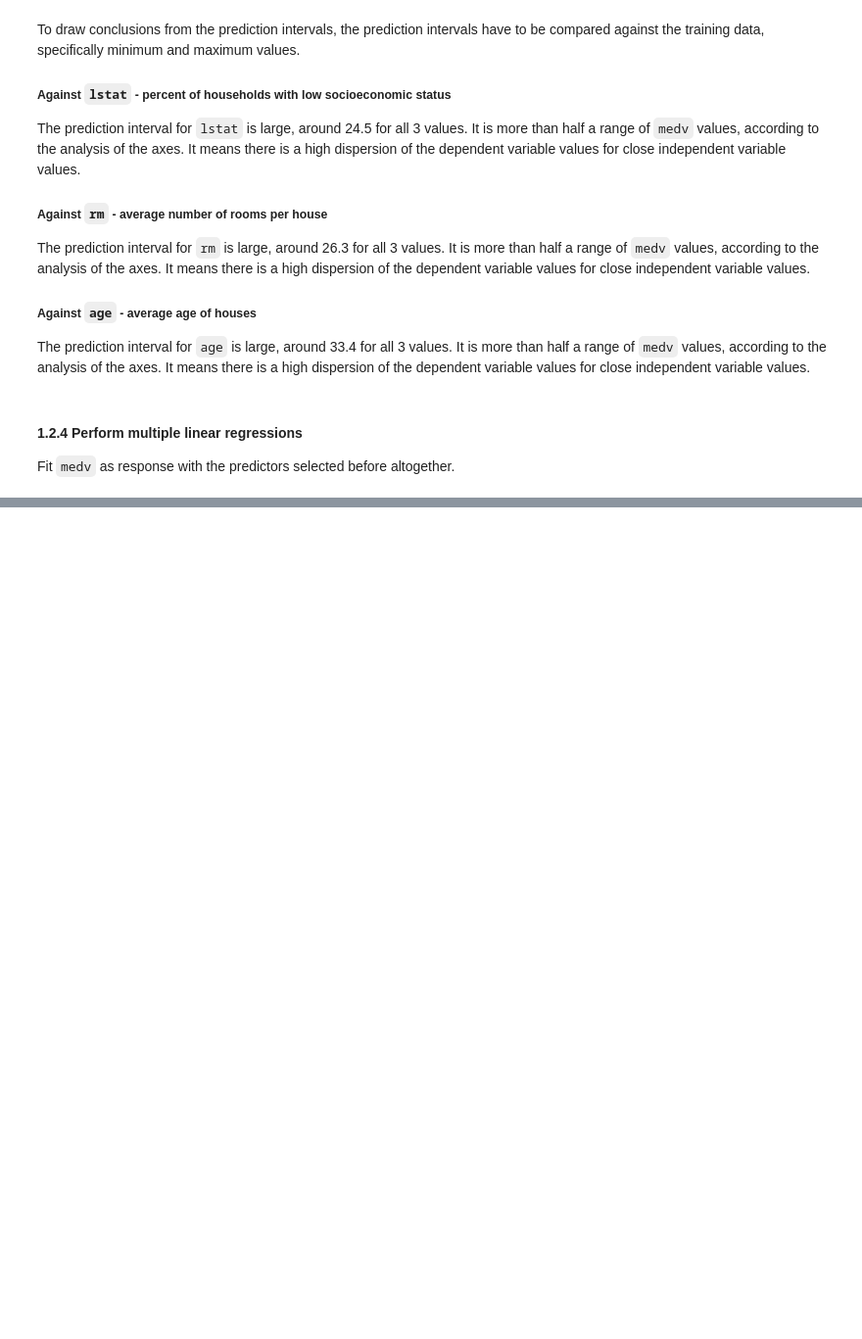
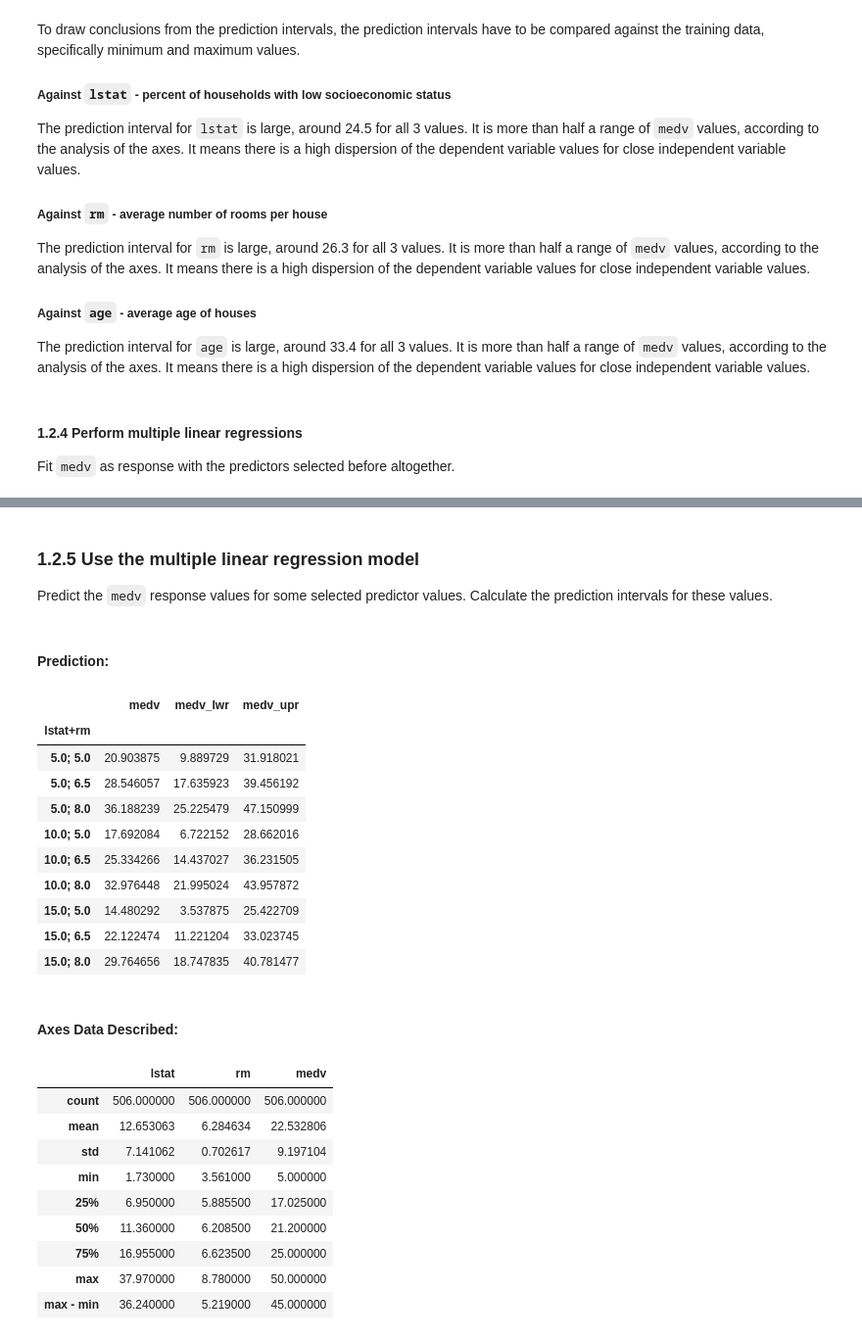
Before and after one commit to shevchenkobn/ml-practice, a Jupyter notebook: a2/a2.ipynb, the cells around one changed output, grey strips where cells are left out. Shown at 98% size. Saved outputs shown, nothing was run; the diff lists cells and outputs as text; code cells hidden in the pictures; blank space fills up the shorter version.

```diff
--- a/a2/a2.ipynb
+++ b/a2/a2.ipynb
@@ -386,10 +385,15 @@ Surprisingly, the standard deviation is rather high which can be partially expla
 Predict the `medv` response values for some selected predictor values. Calculate the prediction intervals for these values.
 # %%
 def predict_with_pi(mod_fit, x, alpha=default_alpha, xlab='x', ylab='y'):
-    X = sm.add_constant(x)
+    X = sm.add_constant(x)# if isinstance(x, pd.Series) else x
+    # if len(X.columns) > 1:
+    #     X = X.transpose()
     regr = mod_fit.predict(X)
     regr_info = mod_fit.get_prediction(X).summary_frame(alpha=alpha)
 
+    if isinstance(x, pd.DataFrame) and len(x.columns) > 1:
+        xlab = '+'.join(x.columns)
+        x = x.apply(lambda r: '; '.join(str(v) for v in r), axis=1, result_type='reduce').squeeze()
     df = pd.concat([pd.Series(x), pd.Series(regr), regr_info.obs_ci_lower, regr_info.obs_ci_upper], axis=1, keys=[xlab, ylab, ylab + '_lwr', ylab + '_upr'])
     df.set_index(xlab, inplace=True)
     return df
@@ -496,0 +599,35 @@ dtype: float64
+# %% [markdown]
+### 1.2.5 Use the multiple linear regression model
+Predict the `medv` response values for some selected predictor values. Calculate the prediction intervals for these values.
+# %%
+lstat_x=pd.Series((5,10,15), name='lstat')
+rm_x=pd.Series((5,6.5,8), name='rm')
+X = pd.merge(lstat_x, rm_x, how='cross')
+
+lstat_rm_mod_fit = ols('medv~lstat+rm', boston_df).fit()
+display(Markdown('#### Prediction:'), predict_with_pi(lstat_rm_mod_fit, X, ylab='medv'))
+display(Markdown('#### Axes Data Described:'), describe_axes(boston_df[['lstat', 'rm']], boston_df['medv']))
+# %% [output]
+#### Prediction:
+|  | medv | medv_lwr | medv_upr |
+| lstat+rm |  |  |  |
+| 5.0; 5.0 | 20.903875 | 9.889729 | 31.918021 |
+| 5.0; 6.5 | 28.546057 | 17.635923 | 39.456192 |
+| 5.0; 8.0 | 36.188239 | 25.225479 | 47.150999 |
+| 10.0; 5.0 | 17.692084 | 6.722152 | 28.662016 |
+| 10.0; 6.5 | 25.334266 | 14.437027 | 36.231505 |
+| 10.0; 8.0 | 32.976448 | 21.995024 | 43.957872 |
+| 15.0; 5.0 | 14.480292 | 3.537875 | 25.422709 |
+| 15.0; 6.5 | 22.122474 | 11.221204 | 33.023745 |
+| 15.0; 8.0 | 29.764656 | 18.747835 | 40.781477 |
+#### Axes Data Described:
+|  | lstat | rm | medv |
+| count | 506.000000 | 506.000000 | 506.000000 |
+| mean | 12.653063 | 6.284634 | 22.532806 |
+| std | 7.141062 | 0.702617 | 9.197104 |
+| min | 1.730000 | 3.561000 | 5.000000 |
+| 25% | 6.950000 | 5.885500 | 17.025000 |
+| 50% | 11.360000 | 6.208500 | 21.200000 |
+| 75% | 16.955000 | 6.623500 | 25.000000 |
+| max | 37.970000 | 8.780000 | 50.000000 |
+| max - min | 36.240000 | 5.219000 | 45.000000 |
```
Also changed, not shown: parts of 16 cells of this notebook, 2 other files.
